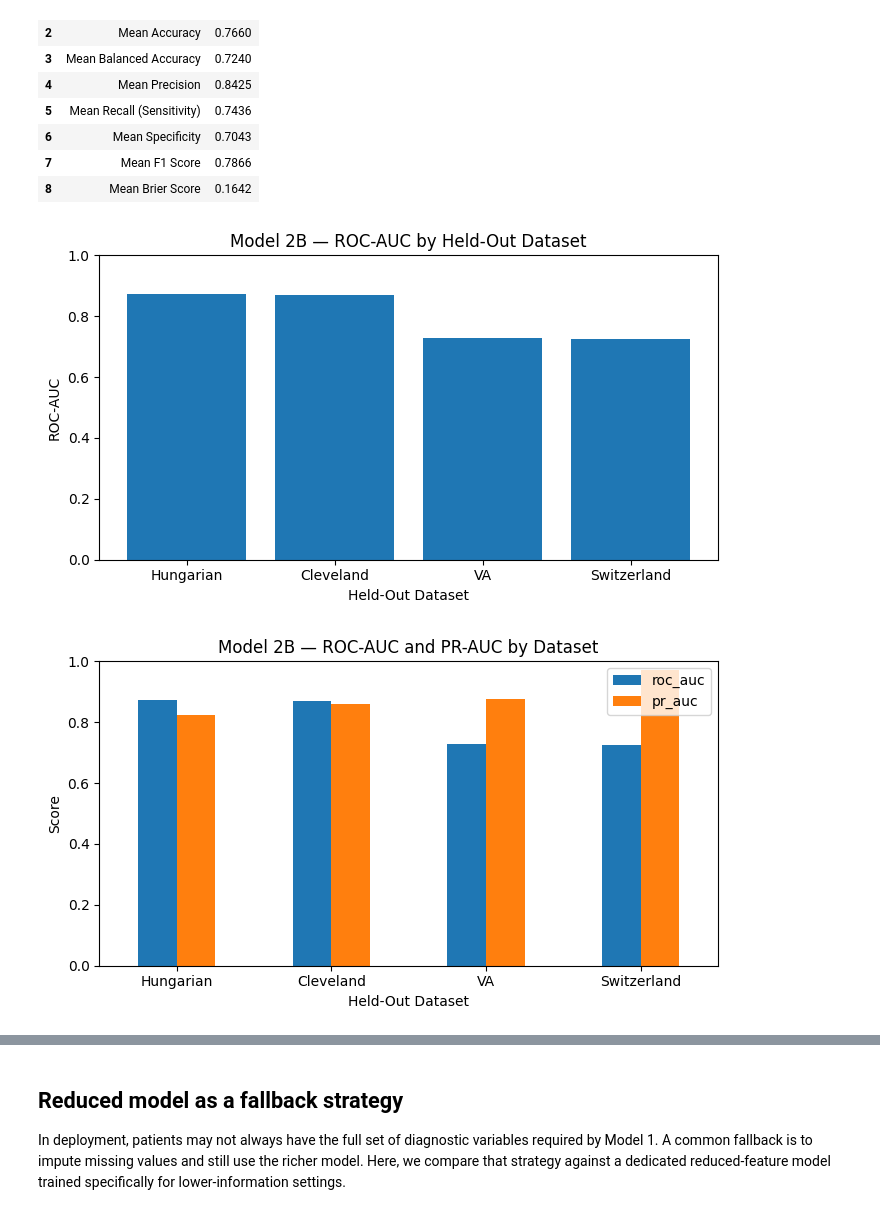
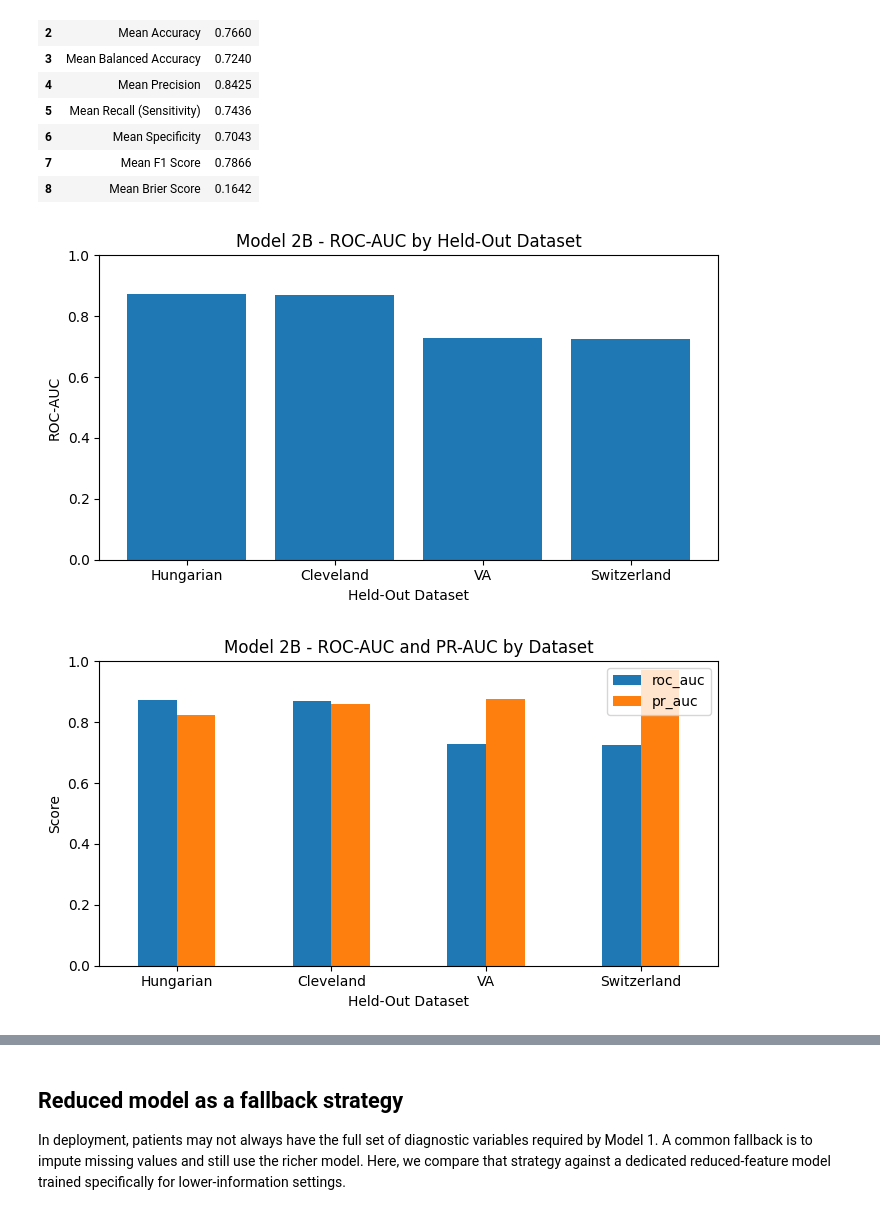
Before and after one commit to akimdavidov671/chd-prediction-dashboard, a Jupyter notebook: notebooks/uci-heart-disease.ipynb, the cells around one changed output, grey strips where cells are left out. Drawn from its saved outputs; the diff is of its cells as text; code cells hidden in the pictures.

```diff
--- a/notebooks/uci-heart-disease.ipynb
+++ b/notebooks/uci-heart-disease.ipynb
@@ -2001,26 +2004,26 @@ summary_model2_grouped
 # %%
 """Visualisations"""
 
 # ROC-AUC by held-out dataset
 
 plt.figure(figsize=(7, 4))
 plt.bar(grouped_results_model2_df["test_dataset"], grouped_results_model2_df["roc_auc"])
-plt.title("Model 2B — ROC-AUC by Held-Out Dataset")
+plt.title("Model 2B - ROC-AUC by Held-Out Dataset")
 plt.xlabel("Held-Out Dataset")
 plt.ylabel("ROC-AUC")
 plt.ylim(0, 1)
 plt.tight_layout()
 plt.savefig("uci_plots/model2_model2b_roc-auc.png", bbox_inches="tight")
 plt.show()
 # %% [output]
-[figure, old version]
+[figure, new version]
 # %%
 # ROC-AUC and PR-AUC together
 
 plot_df = grouped_results_model2_df[["test_dataset", "roc_auc", "pr_auc"]].set_index("test_dataset")
 
 plot_df.plot(kind="bar", figsize=(7, 4))
-plt.title("Model 2B — ROC-AUC and PR-AUC by Dataset")
+plt.title("Model 2B - ROC-AUC and PR-AUC by Dataset")
 plt.xlabel("Held-Out Dataset")
 plt.ylabel("Score")
 plt.ylim(0, 1)
@@ -2029,7 +2032,7 @@ plt.tight_layout()
 plt.savefig("uci_plots/model2_model2b_roc-auc_and_pr-auc_by_dataset.png", bbox_inches="tight")
 plt.show()
 # %% [output]
-[figure, old version]
+[figure, new version]
 # %% [markdown]
 Model 2B demonstrates stable cross-dataset performance, with consistent ROC-AUC and PR-AUC across held-out datasets, indicating good generalization under dataset shift. However, when compared to Model 2A, its performance is broadly similar and in some cases slightly lower, particularly on external datasets where calibration and class balance effects become more pronounced.
 
```
Also changed, not shown: parts of 19 cells of this notebook.
